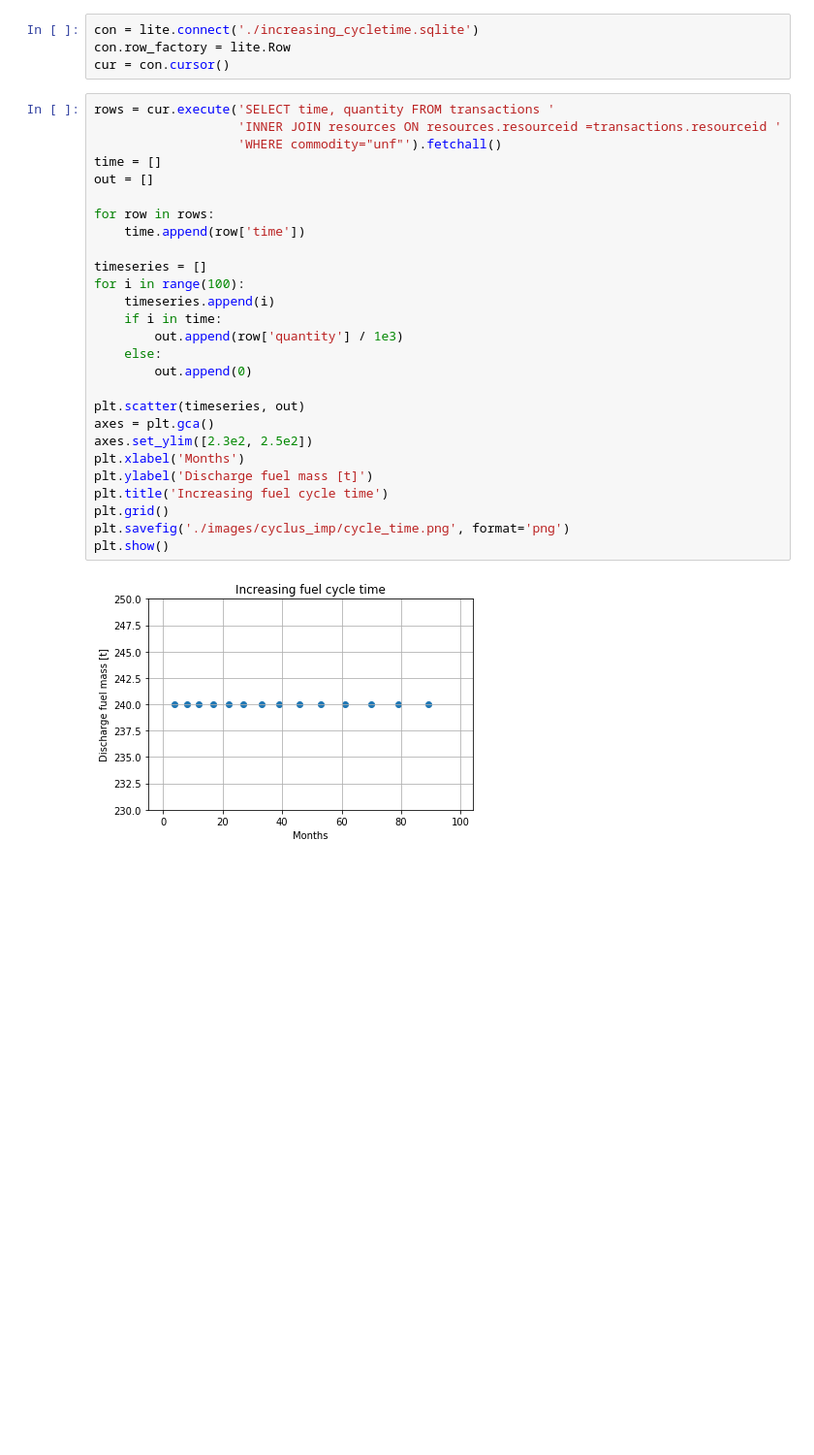
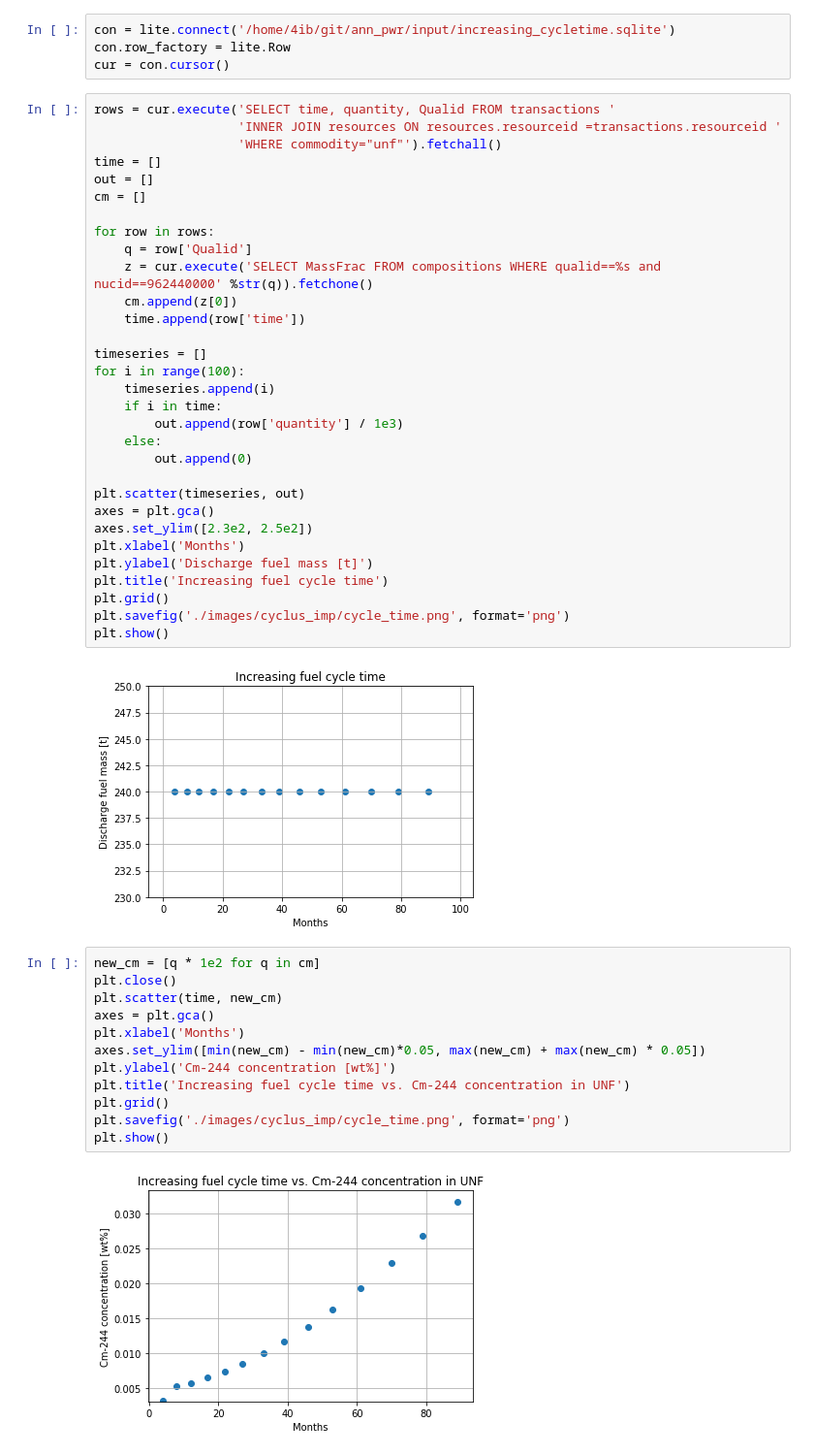
Before and after one commit to jbae11/depletion_rom, a Jupyter notebook: cyclus_implementation.ipynb, the cells around one changed output. Shown: that part at 97% size. Cells and saved outputs as stored; diff of their text form; blank space fills up the shorter version.

```diff
--- a/cyclus_implementation.ipynb
+++ b/cyclus_implementation.ipynb
@@ -99,17 +126,21 @@ plt.plot(iso_trans_dict[922380000])
 # %% [markdown]
 ## Increasing cycle time
 # %%
-con = lite.connect('./increasing_cycletime.sqlite')
+con = lite.connect('/home/4ib/git/ann_pwr/input/increasing_cycletime.sqlite')
 con.row_factory = lite.Row
 cur = con.cursor()
 # %%
-rows = cur.execute('SELECT time, quantity FROM transactions '
+rows = cur.execute('SELECT time, quantity, Qualid FROM transactions '
                    'INNER JOIN resources ON resources.resourceid =transactions.resourceid '
                    'WHERE commodity="unf"').fetchall()
 time = []
 out = []
+cm = []
 
 for row in rows:
+    q = row['Qualid']
+    z = cur.execute('SELECT MassFrac FROM compositions WHERE qualid==%s and nucid==962440000' %str(q)).fetchone()
+    cm.append(z[0])
     time.append(row['time'])
 
 timeseries = []
@@ -131,3 +162,17 @@ plt.savefig('./images/cyclus_imp/cycle_time.png', format='png')
 plt.show()
 # %% [output]
 [figure]
+# %%
+new_cm = [q * 1e2 for q in cm]
+plt.close()
+plt.scatter(time, new_cm)
+axes = plt.gca()
+plt.xlabel('Months')
+axes.set_ylim([min(new_cm) - min(new_cm)*0.05, max(new_cm) + max(new_cm) * 0.05])
+plt.ylabel('Cm-244 concentration [wt%]')
+plt.title('Increasing fuel cycle time vs. Cm-244 concentration in UNF')
+plt.grid()
+plt.savefig('./images/cyclus_imp/cycle_time.png', format='png')
+plt.show()
+# %% [output]
+[figure, added]
```
Also changed, not shown: parts of 8 cells of this notebook, 4 other files.
